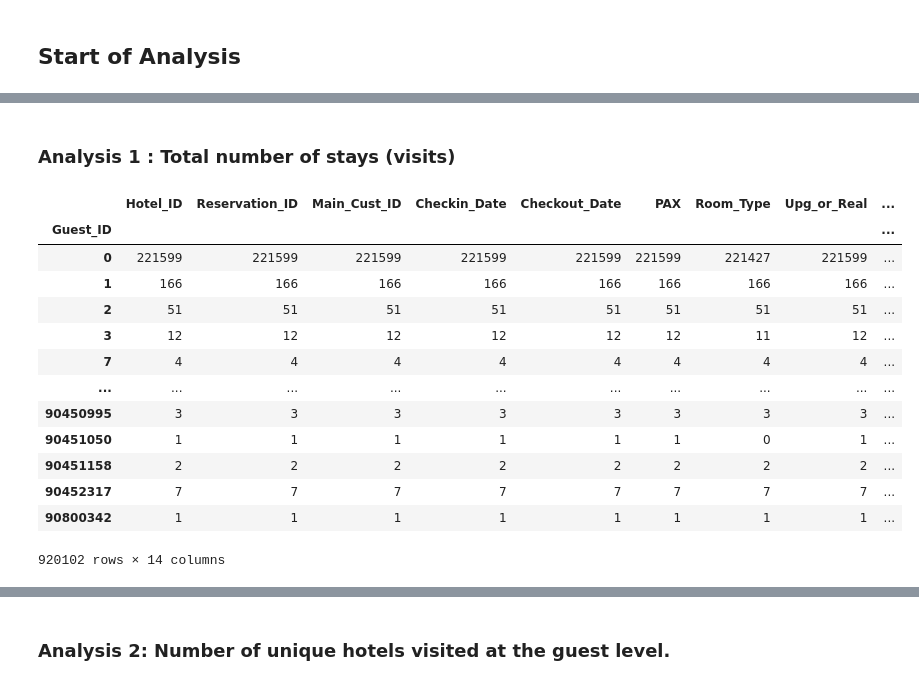
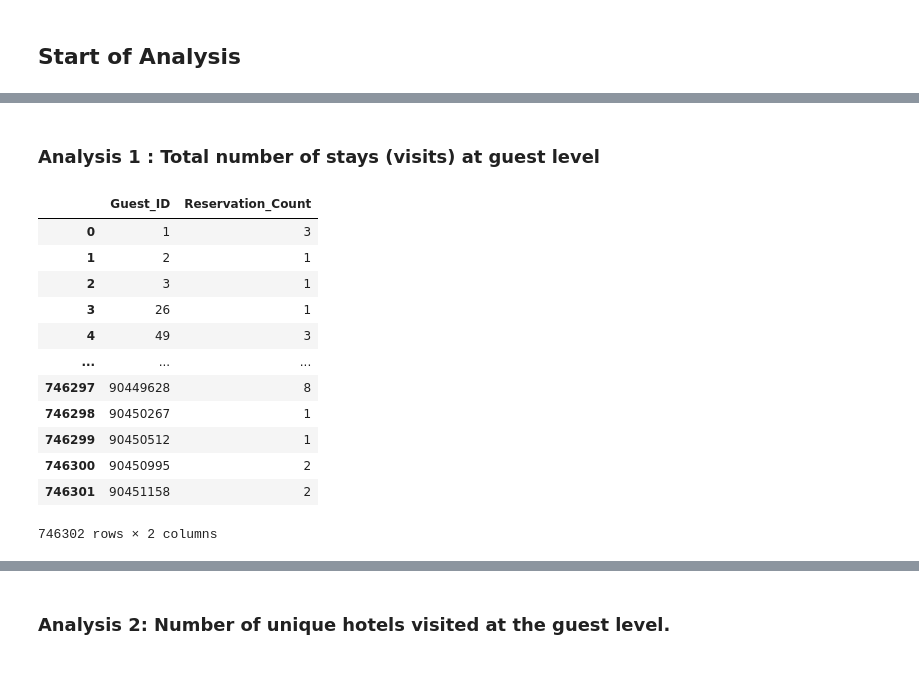
Before and after one commit to codeRSH/AAG-DS, a Jupyter notebook: AAG_Exploratory_Analysis.ipynb, the cells around one changed output, grey strips where cells are left out. Saved outputs shown, nothing was run; the diff lists cells and outputs as text; code cells hidden in the pictures.

```diff
--- a/AAG_Exploratory_Analysis.ipynb
+++ b/AAG_Exploratory_Analysis.ipynb
@@ -314,0 +454,14 @@ Reservation Count : (1063191, 13) , Hueres Data Count : (1579448, 4)
+# %%
+# Merge all tables into single dataframe
+guest_data = pd.merge(rsrvs_data,hueres_data, on=["Hotel_ID", "Reservation_ID"])
+guest_data = pd.merge(guest_data, kna1_data, how="inner", left_on="Guest_ID", right_on="Cust_ID")
+guest_data["Guest_ID"] = guest_data["Guest_ID"].astype(int)
+
+guest_data = guest_data[guest_data["Cust_ID"].notna()]
+guest_data = guest_data[(guest_data["Cust_ID"] != 0 ) & (guest_data["Cust_ID"] != 0.0) ]
+
+# Remove the Customer ID column as it's not required.
+guest_data = guest_data.drop(columns="Cust_ID")
+# %%
+guest_data = guest_data.merge(linfol_data, how="left", on = ["Hotel_ID", "Reservation_ID"])
+guest_data
@@ -314,0 +482,6 @@ Reservation Count : (1063191, 13) , Hueres Data Count : (1579448, 4)
+# %%
+guest_data = guest_data[['Guest_ID', 'Hotel_ID', 'Reservation_ID', 'Main_Cust_ID',
+                         'Checkin_Date', 'Checkout_Date', 'PAX',  'Reg_Date',
+                         'Country_ID',  'Gender', 'MP', 'MEAL', 'ROOM', 'VAS',
+                         'MISC', 'EARLY', 'LATE']]
+guest_data
@@ -314,0 +502,3 @@ Reservation Count : (1063191, 13) , Hueres Data Count : (1579448, 4)
+# %%
+guest_data.drop_duplicates(ignore_index=True, inplace=True)
+guest_data
@@ -315,20 +519,22 @@ Reservation Count : (1063191, 13) , Hueres Data Count : (1579448, 4)
 # %% [markdown]
-### Analysis 1 : Total number of stays (visits)
+### Analysis 1 : Total number of stays (visits) at guest level
 # %%
 # Count the number of reservations per guest
-guest_data.groupby("Guest_ID").count( )["Reservation_ID"].sort_values(ascending = False )
+guest_with_reservation = guest_data.groupby("Guest_ID").count( )["Reservation_ID"]
+guest_with_reservation = guest_with_reservation.reset_index()
+guest_with_reservation.rename(columns={"Reservation_ID" : "Reservation_Count"}, inplace=True)
+guest_with_reservation
 # %% [output]
-|  | Hotel_ID | Reservation_ID | Main_Cust_ID | Checkin_Date | Checkout_Date | PAX | Room_Type | Upg_or_Real | ... |
-| Guest_ID |  |  |  |  |  |  |  |  | ... |
-| 0 | 221599 | 221599 | 221599 | 221599 | 221599 | 221599 | 221427 | 221599 | ... |
-| 1 | 166 | 166 | 166 | 166 | 166 | 166 | 166 | 166 | ... |
-| 2 | 51 | 51 | 51 | 51 | 51 | 51 | 51 | 51 | ... |
-| 3 | 12 | 12 | 12 | 12 | 12 | 12 | 11 | 12 | ... |
-| 7 | 4 | 4 | 4 | 4 | 4 | 4 | 4 | 4 | ... |
-| ... | ... | ... | ... | ... | ... | ... | ... | ... | ... |
-| 90450995 | 3 | 3 | 3 | 3 | 3 | 3 | 3 | 3 | ... |
-| 90451050 | 1 | 1 | 1 | 1 | 1 | 1 | 0 | 1 | ... |
-| 90451158 | 2 | 2 | 2 | 2 | 2 | 2 | 2 | 2 | ... |
-| 90452317 | 7 | 7 | 7 | 7 | 7 | 7 | 7 | 7 | ... |
-| 90800342 | 1 | 1 | 1 | 1 | 1 | 1 | 1 | 1 | ... |
+|  | Guest_ID | Reservation_Count |
+| 0 | 1 | 3 |
+| 1 | 2 | 1 |
+| 2 | 3 | 1 |
+| 3 | 26 | 1 |
+| 4 | 49 | 3 |
+| ... | ... | ... |
+| 746297 | 90449628 | 8 |
+| 746298 | 90450267 | 1 |
+| 746299 | 90450512 | 1 |
+| 746300 | 90450995 | 2 |
+| 746301 | 90451158 | 2 |
-920102 rows × 14 columns
+746302 rows × 2 columns
```
Also changed, not shown: parts of 138 cells of this notebook.
